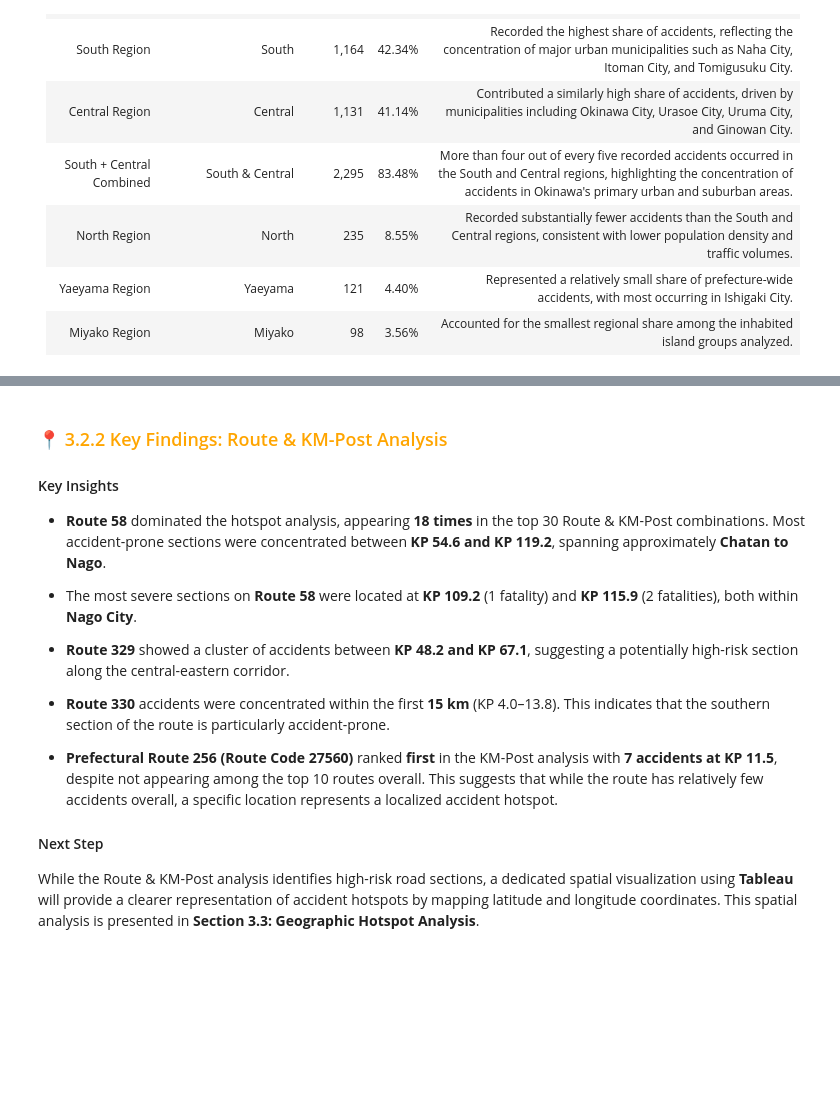
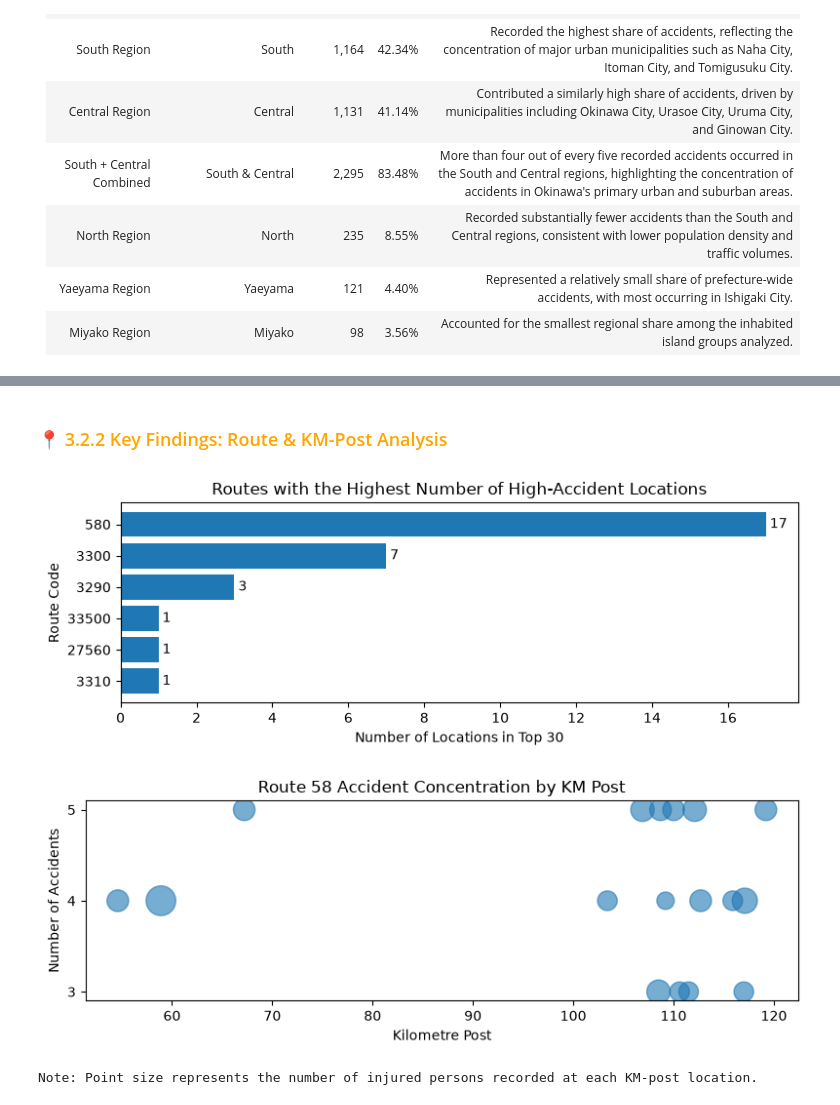
Before and after one commit to OutlierAud/Crash-Boom-Bang, a Jupyter notebook: notebooks/03_spatial_analysis.ipynb, the cells around one changed output, grey strips where cells are left out. Drawn from its saved outputs; the diff is of its cells as text; code cells hidden in the pictures; blank space fills up the shorter version.

```diff
--- a/notebooks/03_spatial_analysis.ipynb
+++ b/notebooks/03_spatial_analysis.ipynb
@@ -329,19 +330,67 @@ display(results_routes_kp)
 # %% [markdown]
 
 ### 📍 <span style="color:orange;">3.2.2 Key Findings: Route & KM-Post Analysis</span>
-
-#### Key Insights
-
-- **Route 58** dominated the hotspot analysis, appearing **18 times** in the top 30 Route & KM-Post combinations. Most accident-prone sections were concentrated between **KP 54.6 and KP 119.2**, spanning approximately **Chatan to Nago**.
-
-- The most severe sections on **Route 58** were located at **KP 109.2** (1 fatality) and **KP 115.9** (2 fatalities), both within **Nago City**.
-
-- **Route 329** showed a cluster of accidents between **KP 48.2 and KP 67.1**, suggesting a potentially high-risk section along the central-eastern corridor.
-
-- **Route 330** accidents were concentrated within the first **15 km** (KP 4.0–13.8). This indicates that the southern section of the route is particularly accident-prone.
-
-- **Prefectural Route 256 (Route Code 27560)** ranked **first** in the KM-Post analysis with **7 accidents at KP 11.5**, despite not appearing among the top 10 routes overall. This suggests that while the route has relatively few accidents overall, a specific location represents a localized accident hotspot.
-
-#### Next Step
-
-While the Route & KM-Post analysis identifies high-risk road sections, a dedicated spatial visualization using **Tableau** will provide a clearer representation of accident hotspots by mapping latitude and longitude coordinates. This spatial analysis is presented in **Section 3.3: Geographic Hotspot Analysis**.
+# %%
+route_hotspots = (
+    results_routes_kp
+    .groupby("route_code")
+    .size()
+    .reset_index(name="number_of_top_locations")
+    .sort_values("number_of_top_locations", ascending=True)
+)
+
+plt.figure(figsize=(8, 3))
+
+bars = plt.barh(
+    route_hotspots["route_code"].astype(str),
+    route_hotspots["number_of_top_locations"]
+)
+
+plt.xlabel("Number of Locations in Top 30")
+plt.ylabel("Route Code")
+plt.title("Routes with the Highest Number of High-Accident Locations")
+
+for bar in bars:
+    plt.text(
+        bar.get_width() + 0.1,
+        bar.get_y() + bar.get_height() / 2,
+        f"{int(bar.get_width())}",
+        va="center"
+    )
+
+plt.tight_layout()
+plt.show()
+
+#Scatter plot
+from matplotlib.ticker import MaxNLocator
+route580 = (
+    results_routes_kp[
+        results_routes_kp["route_code"] == 580
+    ]
+
+    .sort_values("km_post")
+)
+
+
+plt.figure(figsize=(8, 3))
+
+plt.scatter(
+    route580["km_post"],
+    route580["accident_count"],
+    s=route580["injured"] * 45 + 30,
+    alpha=0.6
+)
+
+plt.xlabel("Kilometre Post")
+plt.ylabel("Number of Accidents")
+plt.title("Route 58 Accident Concentration by KM Post")
+plt.gca().yaxis.set_major_locator(
+    MaxNLocator(integer=True)
+)
+plt.tight_layout()
+plt.show()
+print("Note: Point size represents the number of injured persons recorded at each KM-post location.")
+# %% [output]
+[figure, added]
+[figure, added]
+Note: Point size represents the number of injured persons recorded at each KM-post location.
```
Also changed, not shown: parts of 13 cells of this notebook, 2 other files.
